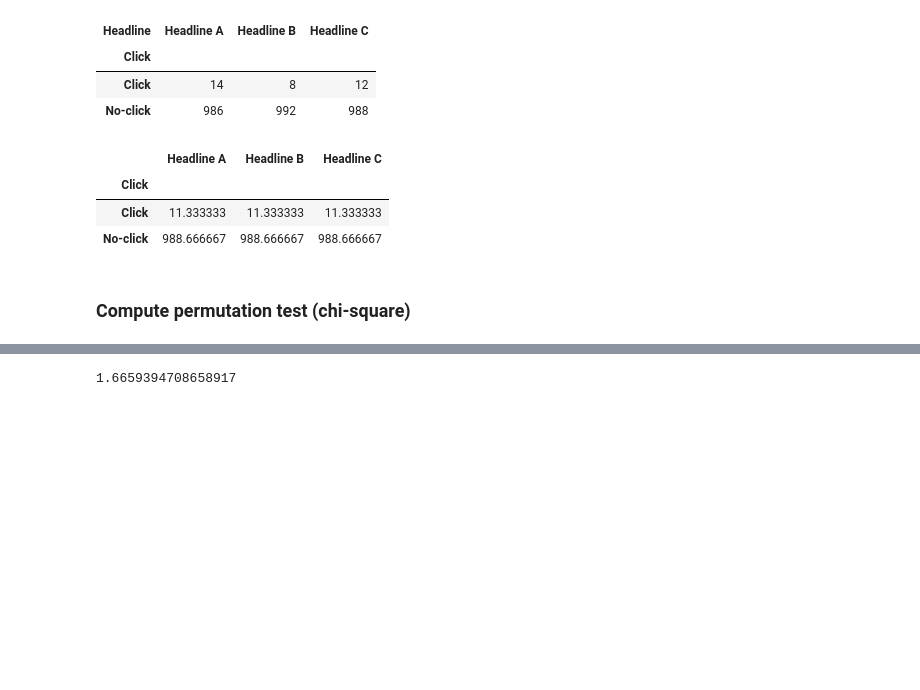
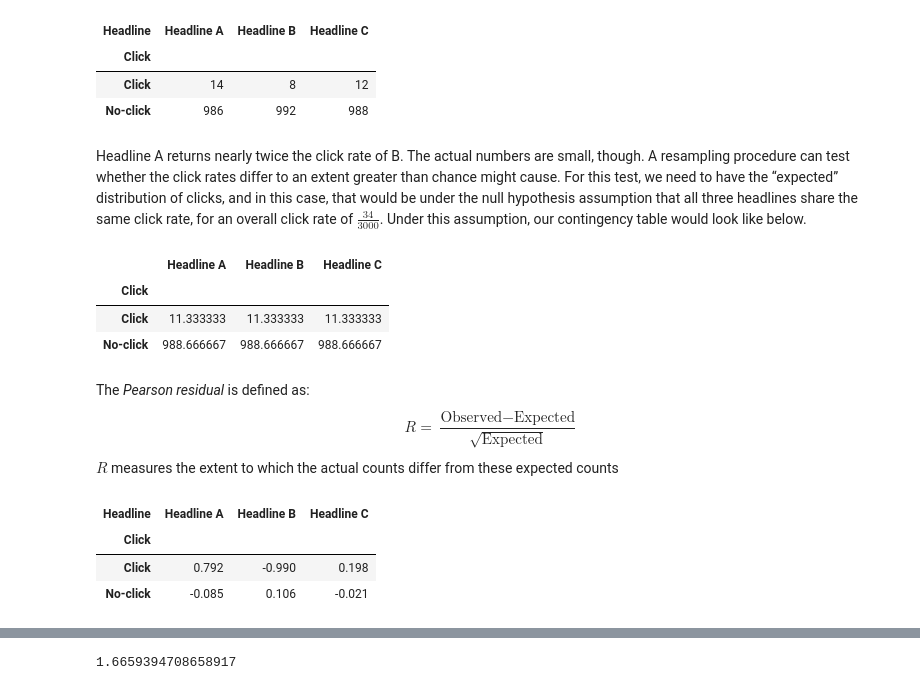
Before and after one commit to beauvilerobed/statistics-for-data-science, a Jupyter notebook: 3_StatExperimentsAndSigTesting.ipynb, the cells around one changed output, grey strips where cells are left out. Saved outputs shown, nothing was run; the diff lists cells and outputs as text; code cells hidden in the pictures; blank space fills up the shorter version.

Commit message:
added context to anova and chi-squared

```diff
--- a/3_StatExperimentsAndSigTesting.ipynb
+++ b/3_StatExperimentsAndSigTesting.ipynb
@@ -511,17 +522,32 @@ clicks
 | Click |  |  |  |
 | Click | 14 | 8 | 12 |
 | No-click | 986 | 992 | 988 |
+# %% [markdown]
+Headline A returns nearly twice the click rate of B. The actual numbers are small, though. A resampling procedure can test whether the click rates differ to an extent greater than chance might cause. For this test, we need to have the “expected” distribution of clicks, and in this case, that would be under the null hypothesis assumption that all three headlines share the same click rate, for an overall click rate of $\frac{34}{3000}$. Under this assumption, our contingency table would look like below.
 # %%
 row_average = clicks.mean(axis=1)
-pd.DataFrame({
+expected = pd.DataFrame({
     'Headline A': row_average,
     'Headline B': row_average,
     'Headline C': row_average,
 })
+expected
 # %% [output]
 |  | Headline A | Headline B | Headline C |
 | Click |  |  |  |
 | Click | 11.333333 | 11.333333 | 11.333333 |
 | No-click | 988.666667 | 988.666667 | 988.666667 |
-# %% [markdown]
-### Compute permutation test (chi-square)
+# %% [markdown]
+The *Pearson residual* is defined as:
+$$
+R =\frac{\text{Observed}-\text{Expected}}{\sqrt{\text{Expected}}}
+$$
+$R$ measures the extent to which the actual counts differ from these expected counts
+# %%
+r_df = round((clicks - expected)/np.sqrt(expected),3)
+r_df
+# %% [output]
+| Headline | Headline A | Headline B | Headline C |
+| Click |  |  |  |
+| Click | 0.792 | -0.990 | 0.198 |
+| No-click | -0.085 | 0.106 | -0.021 |
```
Also changed, not shown: parts of 9 cells of this notebook.
